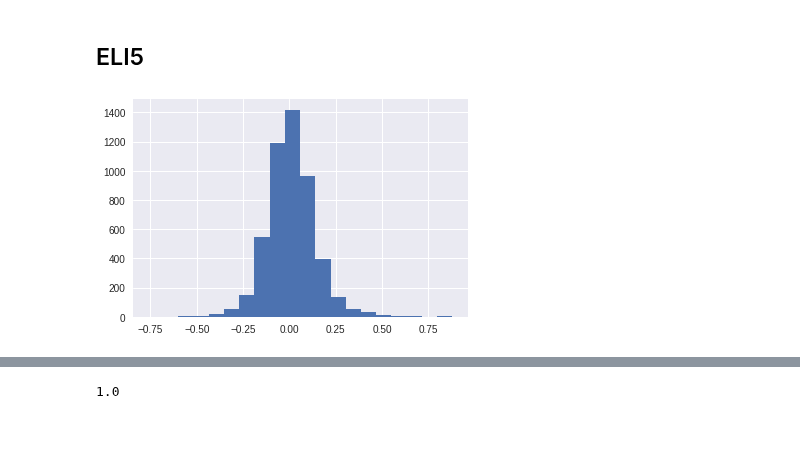
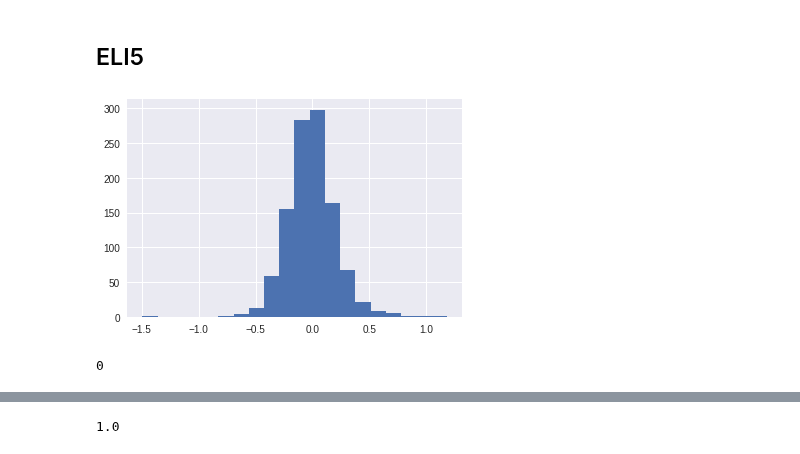
Before and after one commit to EvgenyKashin/CommentsAnalysis, a Jupyter notebook: ShortCommentsExperiments.ipynb, the cells around one changed output, grey strips where cells are left out. Saved outputs shown, nothing was run; the diff lists cells and outputs as text; code cells hidden in the pictures.

```diff
--- a/ShortCommentsExperiments.ipynb
+++ b/ShortCommentsExperiments.ipynb
@@ -1095,13 +1094,13 @@ Choosing the best models based on single comment score, user score and coef befo
 np.random.seed(0)
 fit_predict_to_n_user(comments,
         [
-            LrModelTfidf('lr_tfidf_5k', 5000, penalty='l2', C=0.05),
+            LrModelTfidf('lr_tfidf_5k', 5000, penalty='l2', C=0.2),
 
-            LrModelCount('lr_count_5k_word_12', 5000, ngram_range=(1, 2), penalty='l2', C=0.05),
-            LrModelCount('lr_count_10k_word_13', 10000, ngram_range=(1, 3), penalty='l2', C=0.05),
+            LrModelCount('lr_count_5k_word_12', 5000, ngram_range=(1, 2), penalty='l2', C=0.2),
+            LrModelCount('lr_count_10k_word_13', 10000, ngram_range=(1, 3), penalty='l2', C=0.2),
 
-            LrModelCount('lr_count_5k_char_23', 5000, 'char', (2, 3), penalty='l2', C=0.05),
-            LrModelCount('lr_count_2k_char_23', 2000, 'char', (2, 3), penalty='l2', C=0.05),
+            LrModelCount('lr_count_5k_char_23', 5000, 'char', (2, 3), penalty='l2', C=0.2),
+            LrModelCount('lr_count_2k_char_23', 2000, 'char', (2, 3), penalty='l2', C=0.2),
         ], 11, False, with_additional=True, debug=True, predict_proba=True)
 # %% [output]
 1567 - uniq peoples
@@ -1123,0 +1123,13 @@ Wall time: 1min 40s
+# %%
+%%time
+np.random.seed(0)
+fit_predict_to_n_user(comments,
+        [
+            LrModelTfidf('lr_tfidf_5k', 5000, penalty='l2', C=0.2),
+
+            LrModelCount('lr_count_5k_word_12', 5000, ngram_range=(1, 2), penalty='l2', C=0.2),
+            LrModelCount('lr_count_10k_word_13', 10000, ngram_range=(1, 3), penalty='l2', C=0.2),
+
+            LrModelCount('lr_count_5k_char_23', 5000, 'char', (2, 3), penalty='l2', C=0.2),
+            LrModelCount('lr_count_2k_char_23', 2000, 'char', (2, 3), penalty='l2', C=0.2),
+        ], 5, False, with_additional=True, debug=True, predict_proba=True)
@@ -1164,13 +1194,13 @@ class AverageModel():
         return predictions
 # %%
 av_model = AverageModel([
-            LrModelTfidf('lr_tfidf_5k', 5000, penalty='l2', C=0.05),
+            LrModelTfidf('lr_tfidf_5k', 5000, penalty='l2', C=0.2),
 
-            LrModelCount('lr_count_5k_word_12', 5000, ngram_range=(1, 2), penalty='l2', C=0.05),
-            LrModelCount('lr_count_10k_word_13', 10000, ngram_range=(1, 3), penalty='l2', C=0.05),
+            LrModelCount('lr_count_5k_word_12', 5000, ngram_range=(1, 2), penalty='l2', C=0.2),
+            LrModelCount('lr_count_10k_word_13', 10000, ngram_range=(1, 3), penalty='l2', C=0.2),
 
-            LrModelCount('lr_count_5k_char_23', 5000, 'char', (2, 3), penalty='l2', C=0.05),
-            LrModelCount('lr_count_2k_char_23', 2000, 'char', (2, 3), penalty='l2', C=0.05),
+            LrModelCount('lr_count_5k_char_23', 5000, 'char', (2, 3), penalty='l2', C=0.2),
+            LrModelCount('lr_count_2k_char_23', 2000, 'char', (2, 3), penalty='l2', C=0.2),
 ])
 # %%
 unique_ids = comments.from_id.value_counts()[comments.from_id.value_counts() >= 11].index.values
@@ -1252,17 +1292,21 @@ array([ 0.45336975,  0.36736823,  0.37585673])
 # %%
 import eli5
 # %%
-lr_model = LrModelCount('lr_count_5k_word_12', 5000, ngram_range=(1, 2), penalty='l2', C=0.05)
-lr_model_char = LrModelCount('lr_count_5k_char_23', 5000, 'char', (2, 3), penalty='l2', C=0.05)
-lr_model_tfidf = LrModelTfidf('lr_tfidf_5k', 5000, penalty='l2', C=0.05)
+lr_model = LrModelCount('lr_count_5k_word_12', 5000, ngram_range=(1, 2), penalty='l2', C=0.2)
+lr_model_char = LrModelCount('lr_count_5k_char_23', 5000, 'char', (2, 3), penalty='l2', C=0.2)
+lr_model_tfidf = LrModelTfidf('lr_tfidf_5k', 5000, penalty='l2', C=0.2)
 # %%
 lr_model.fit(X_train, y_train)
 lr_model_char.fit(X_train, y_train)
 lr_model_tfidf.fit(X_train, y_train)
 # %%
-plt.hist(lr_model_tfidf.model.coef_.ravel(), bins=20);
+plt.hist(lr_model.model.coef_.ravel(), bins=20);
 # %% [output]
-[figure, old version]
+[figure, new version]
+# %%
+(lr_model_char.model.coef_.ravel() == 0).sum()
+# %% [output]
+0
 # %%
 lr_model.model.intercept_
 # %% [output]
```
Also changed, not shown: parts of 30 cells of this notebook, 5 other files.
